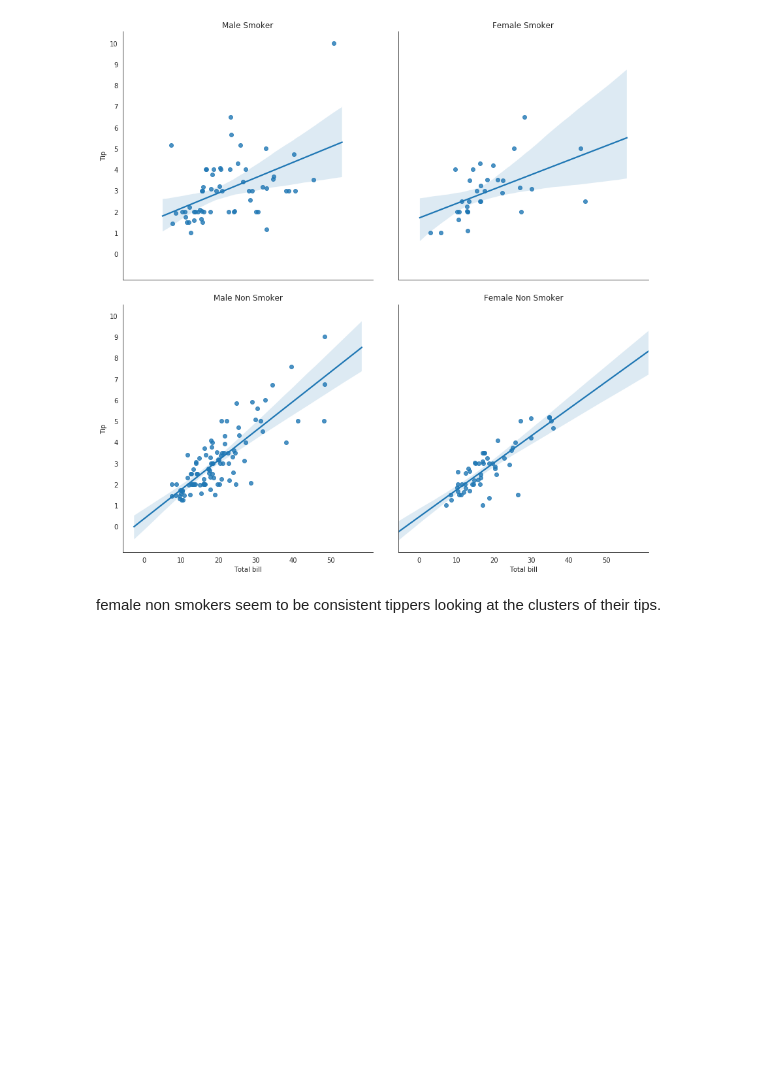
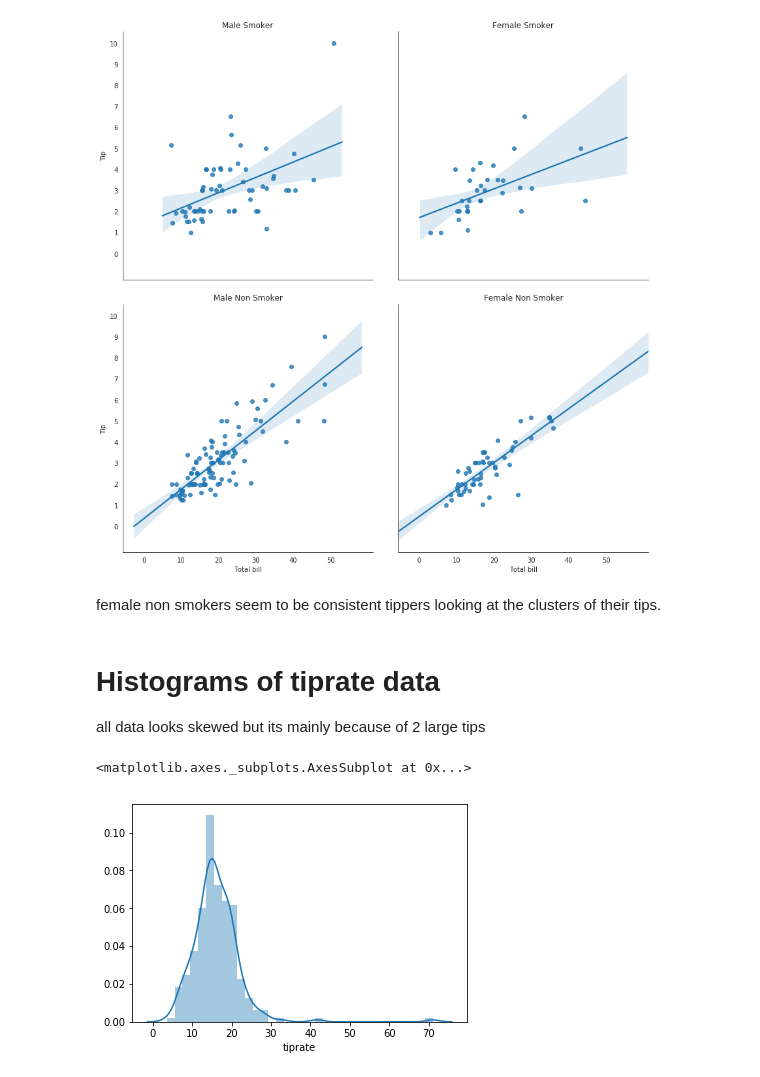
Before and after one commit to zoecahill1/fundamentals-project, a Jupyter notebook: tips-dataset.ipynb, the cells around one changed output. Cells and saved outputs as stored; diff of their text form; code cells hidden in the pictures; blank space fills up the shorter version.

Commit message:
add histogram of tiprate and sex vs day

```diff
--- a/tips-dataset.ipynb
+++ b/tips-dataset.ipynb
@@ -274,3 +276,12 @@ g.fig.subplots_adjust(wspace=.1, hspace=.1);
 [figure]
 # %% [markdown]
 female non smokers seem to be consistent tippers looking at the clusters of their tips.
+# %% [markdown]
+# Histograms of tiprate data
+all data looks skewed but its mainly because of 2 large tips
+# %%
+# all data
+sns.distplot(tips["tiprate"])
+# %% [output]
+<matplotlib.axes._subplots.AxesSubplot at 0x...>
+[figure, added]
```
Also changed, not shown: parts of 9 cells of this notebook.
